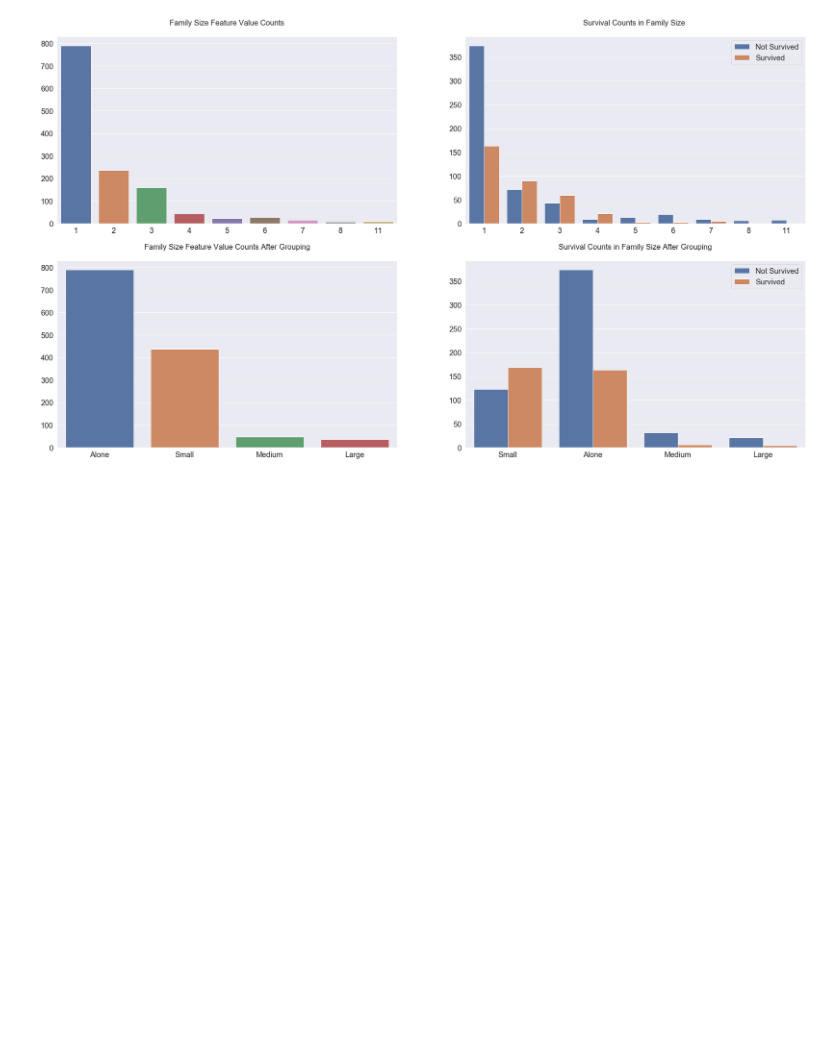
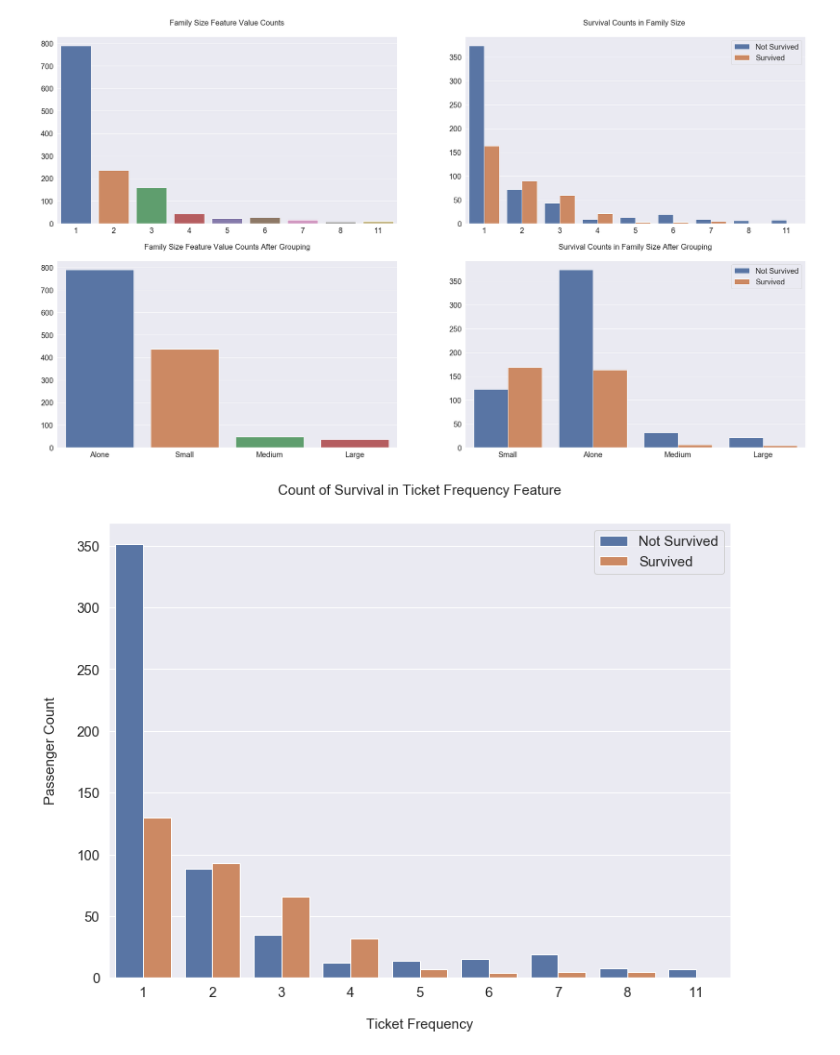
Before and after one commit to ryanrizkyf/BasicFeature-Discovering-MachineLearning, a Jupyter notebook: BasicFeature_Discovering_MachineLearning.ipynb, the cells around one changed output. Drawn from its saved outputs; the diff is of its cells as text; code cells hidden in the pictures; blank space fills up the shorter version.

```diff
--- a/BasicFeature_Discovering_MachineLearning.ipynb
+++ b/BasicFeature_Discovering_MachineLearning.ipynb
@@ -416,3 +416,34 @@ plt.show()
 # Selebihnya kemungkinannya menurun dan orang yang pergi dengan Family_Size_Grouped Small lebih terlihat mempunyai tingkat keselamatan lebih besar.
 # %% [output]
 [figure]
+# %%
+# Feature Engineering - Part 2
+
+# Kita buat feature baru bernama Ticket_Frequency dengan nilai gabungan dari Ticket yang sama.
+# Contoh sebelumnya akan bernilai 6, karena ada 6 ticket yang sama dalam data kita.
+
+# Anda diminta untuk melengkapi bagian [...1...] dengan menghitung hasil dari grouping pada kolom Ticket
+# dan pada bagian [...2...] untuk mengeluarkan plot tersebut.
+
+# Pada hasil plot penjelasannya feature Family_Size_Grouped, di angka 2,3,4 kemungkinan tingkat selamatnya meningkat.
+
+# Kenapa feature ini berbeda dari Family_Size_Grouped?
+# Karena bisa jadi ada pembantu, teman yang menggunakan tiket yang sama tetapi tidak terhitung sebagai keluarga.
+
+import matplotlib.pyplot as plt
+df_all['Ticket_Frequency'] = df_all.groupby('Ticket')['Ticket'].transform('count') #1
+
+fig, axs = plt.subplots(figsize=(12, 9))
+sns.countplot(x='Ticket_Frequency', hue='Survived', data=df_all)
+
+plt.xlabel('Ticket Frequency', size=15, labelpad=20)
+plt.ylabel('Passenger Count', size=15, labelpad=20)
+plt.tick_params(axis='x', labelsize=15)
+plt.tick_params(axis='y', labelsize=15)
+
+plt.legend(['Not Survived', 'Survived'], loc='upper right', prop={'size': 15})
+plt.title('Count of Survival in {} Feature'.format('Ticket Frequency'), size=15, y=1.05)
+
+plt.show() #2
+# %% [output]
+[figure, added]
```
Also changed, not shown: parts of 1 cell of this notebook.
